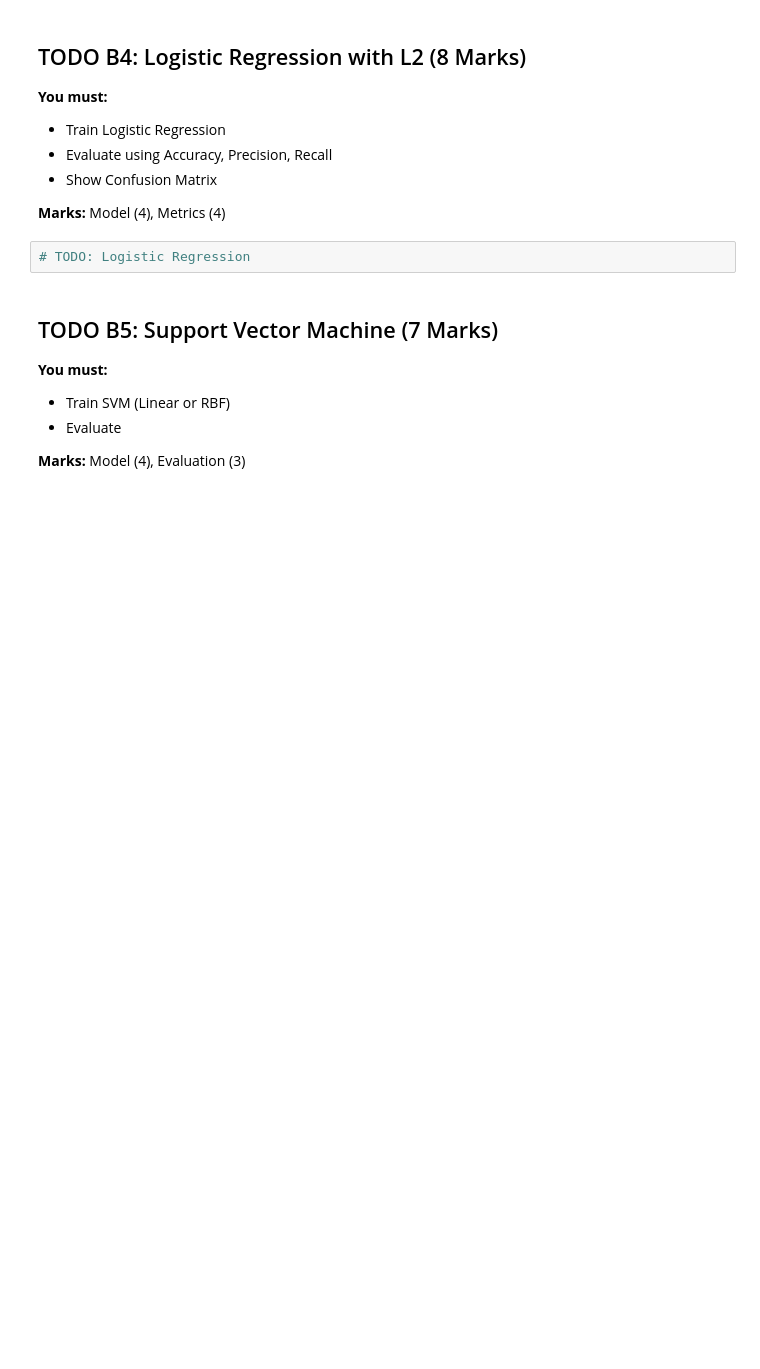
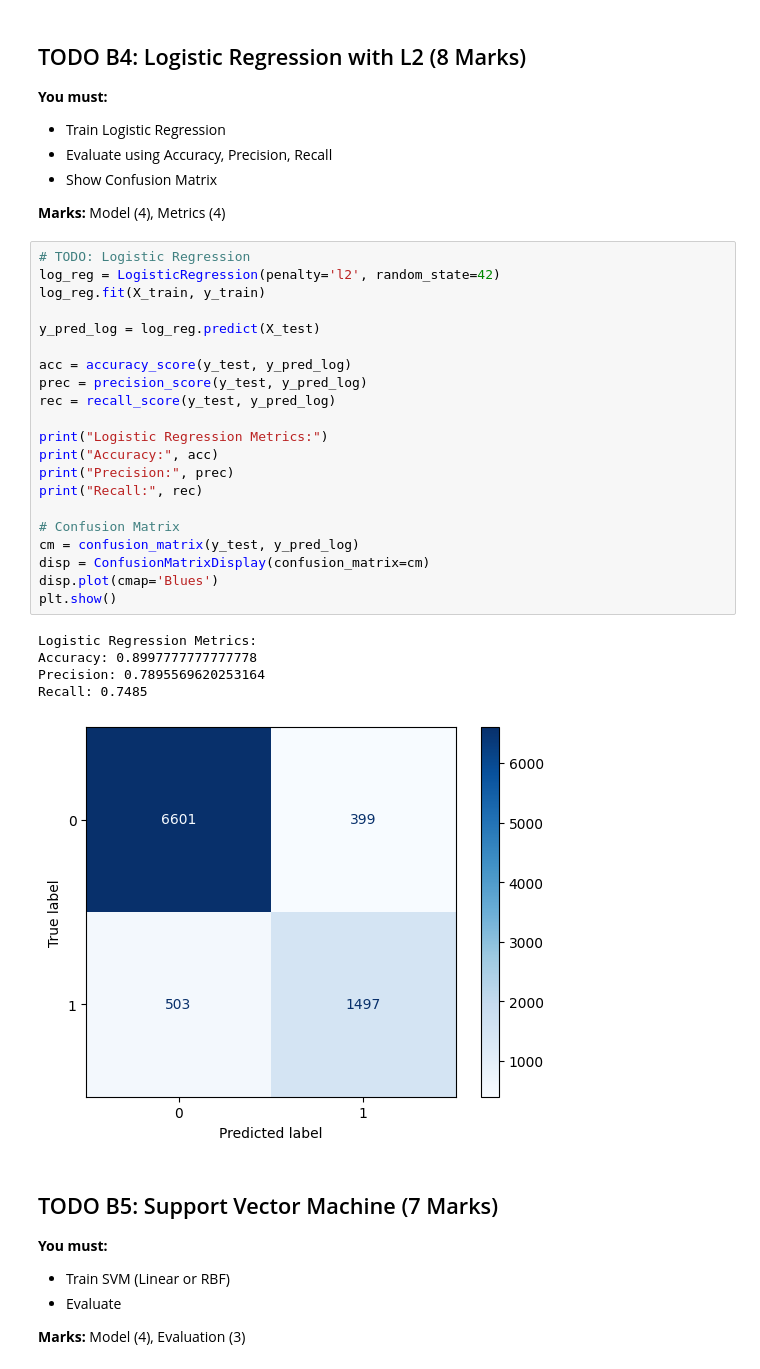
Before and after one commit to potat0w/Aaagh-more-math, a Jupyter notebook: AI_ML_Assignment_3_Module_19.ipynb, the cells around one changed output. Cells and saved outputs as stored; diff of their text form; blank space fills up the shorter version.

```diff
--- a/AI_ML_Assignment_3_Module_19.ipynb
+++ b/AI_ML_Assignment_3_Module_19.ipynb
@@ -375,8 +376,33 @@ X_train.shape, X_test.shape
 - Show Confusion Matrix
 
 **Marks:** Model (4), Metrics (4)
-# %%
-# TODO: Logistic Regression
+# %%
+# TODO: Logistic Regression
+log_reg = LogisticRegression(penalty='l2', random_state=42)
+log_reg.fit(X_train, y_train)
+
+y_pred_log = log_reg.predict(X_test)
+
+acc = accuracy_score(y_test, y_pred_log)
+prec = precision_score(y_test, y_pred_log)
+rec = recall_score(y_test, y_pred_log)
+
+print("Logistic Regression Metrics:")
+print("Accuracy:", acc)
+print("Precision:", prec)
+print("Recall:", rec)
+
+# Confusion Matrix
+cm = confusion_matrix(y_test, y_pred_log)
+disp = ConfusionMatrixDisplay(confusion_matrix=cm)
+disp.plot(cmap='Blues')
+plt.show()
+# %% [output]
+Logistic Regression Metrics:
+Accuracy: 0.8997777777777778
+Precision: 0.7895569620253164
+Recall: 0.7485
+[figure, added]
 # %% [markdown]
 ## TODO B5: Support Vector Machine (7 Marks)
 **You must:**
```
Also changed, not shown: parts of 11 cells of this notebook.
